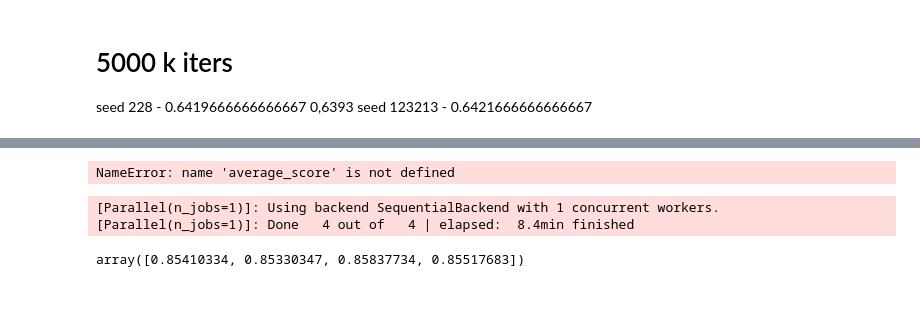
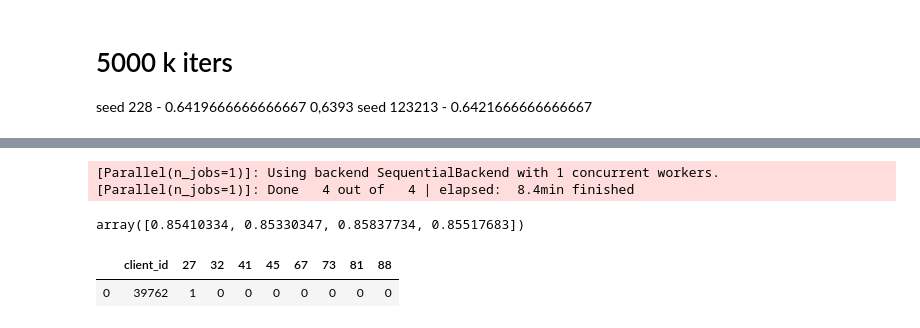
Before and after one commit to poteminr/ai_academy20hack, a Jupyter notebook: MAIN.ipynb, the cells around one changed output, grey strips where cells are left out. Saved outputs shown, nothing was run; the diff lists cells and outputs as text; code cells hidden in the pictures; blank space fills up the shorter version.

```diff
--- a/MAIN.ipynb
+++ b/MAIN.ipynb
@@ -335,4 +388,0 @@ prediction
-# %%
-average_score()
-# %% [output]
-NameError: name 'average_score' is not defined
@@ -362,3 +422,8 @@ array([0.85410334, 0.85330347, 0.85837734, 0.85517683])
 # %%
 param={'objective':'multi:softprob','num_class':4,'n_jobs':16,'seed':42}
 model_xgb = xgb.XGBClassifier(**param,n_estimators=600)
+# %%
+y_train.head(1)
+# %% [output]
+|  | client_id | 27 | 32 | 41 | 45 | 67 | 73 | 81 | 88 |
+| 0 | 39762 | 1 | 0 | 0 | 0 | 0 | 0 | 0 | 0 |
```
Also changed, not shown: parts of 41 cells of this notebook, 2 other files.
